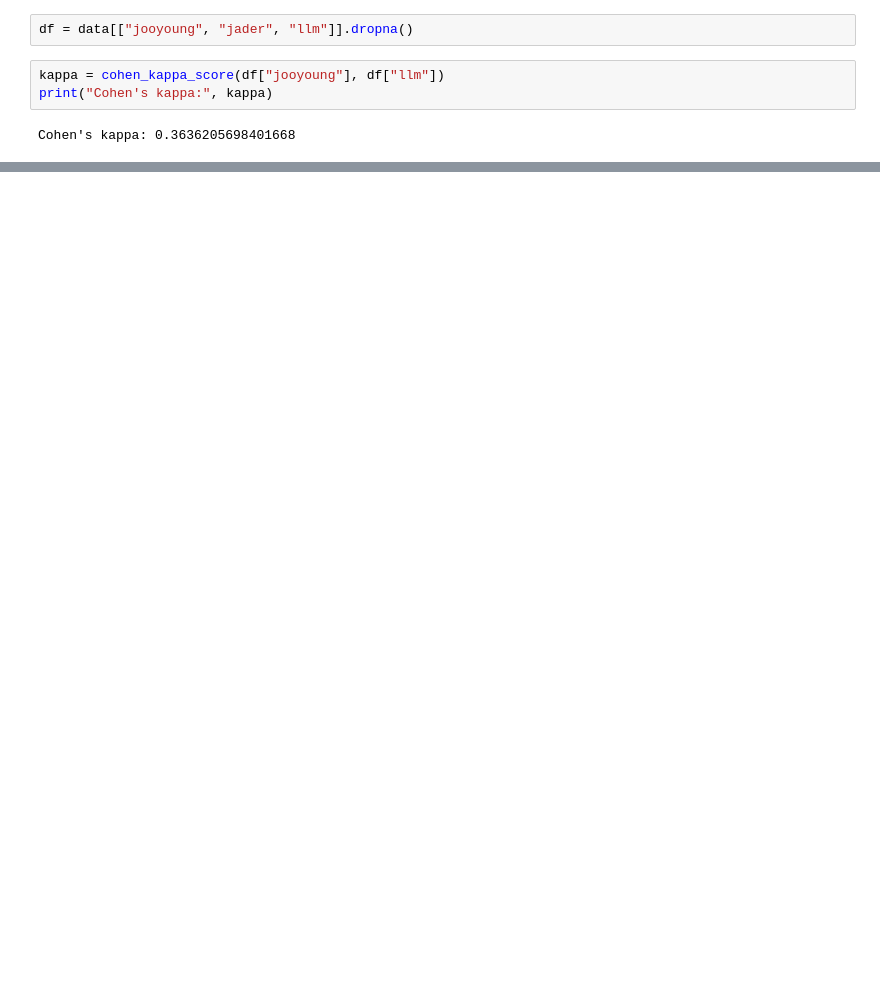
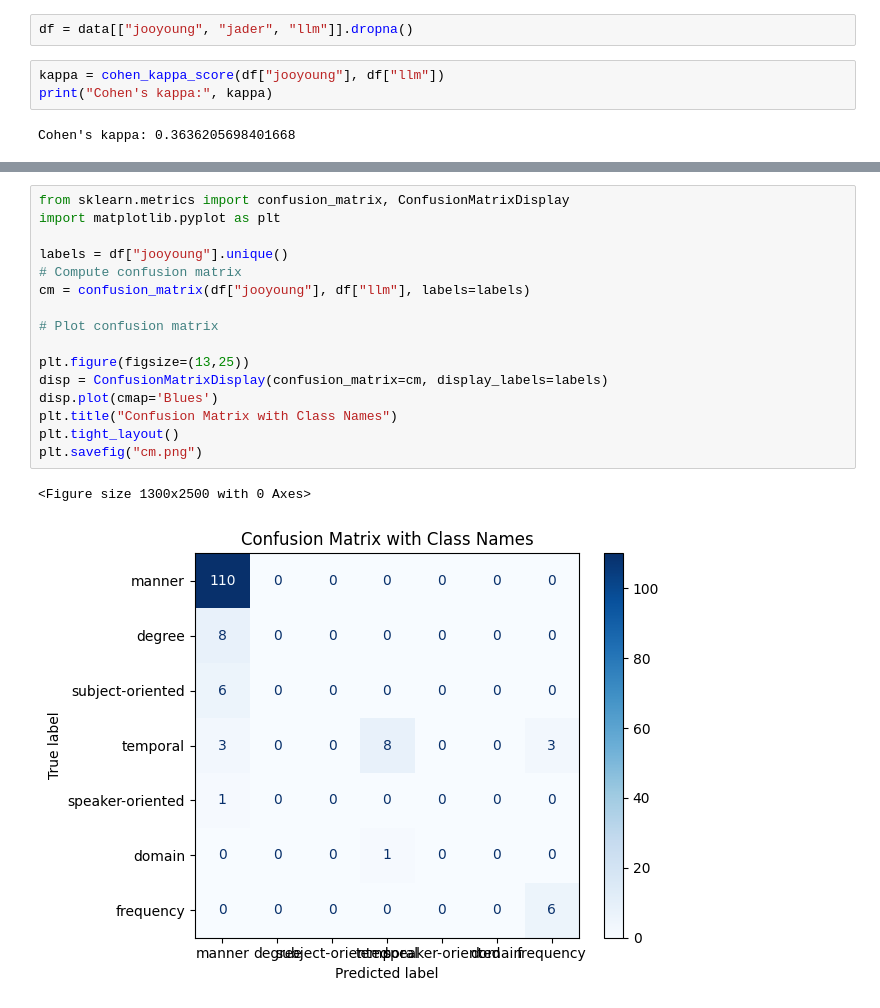
Before and after one commit to jylee1010/Adverb-pragmatic-class, a Jupyter notebook: agreement.ipynb, the cells around one changed output, grey strips where cells are left out. Saved outputs shown, nothing was run; the diff lists cells and outputs as text; blank space fills up the shorter version.

```diff
--- a/agreement.ipynb
+++ b/agreement.ipynb
@@ -25,0 +36,19 @@ Cohen's kappa: 0.3636205698401668
+# %%
+from sklearn.metrics import confusion_matrix, ConfusionMatrixDisplay
+import matplotlib.pyplot as plt
+
+labels = df["jooyoung"].unique()
+# Compute confusion matrix
+cm = confusion_matrix(df["jooyoung"], df["llm"], labels=labels)
+
+# Plot confusion matrix
+
+plt.figure(figsize=(13,25))
+disp = ConfusionMatrixDisplay(confusion_matrix=cm, display_labels=labels)
+disp.plot(cmap='Blues')
+plt.title("Confusion Matrix with Class Names")
+plt.tight_layout()
+plt.savefig("cm.png")
+# %% [output]
+<Figure size 1300x2500 with 0 Axes>
+[figure, added]
```
Also changed, not shown: parts of 4 cells of this notebook, 6 other files.
